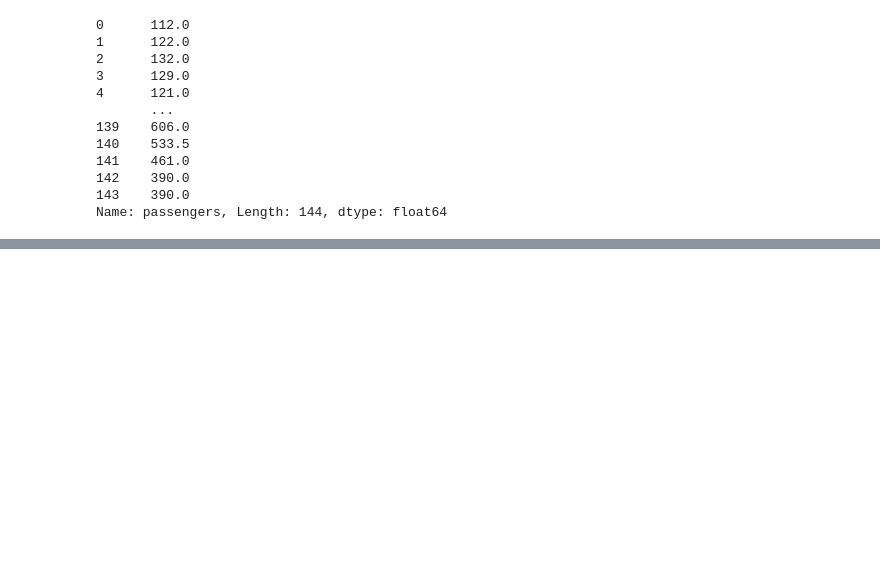
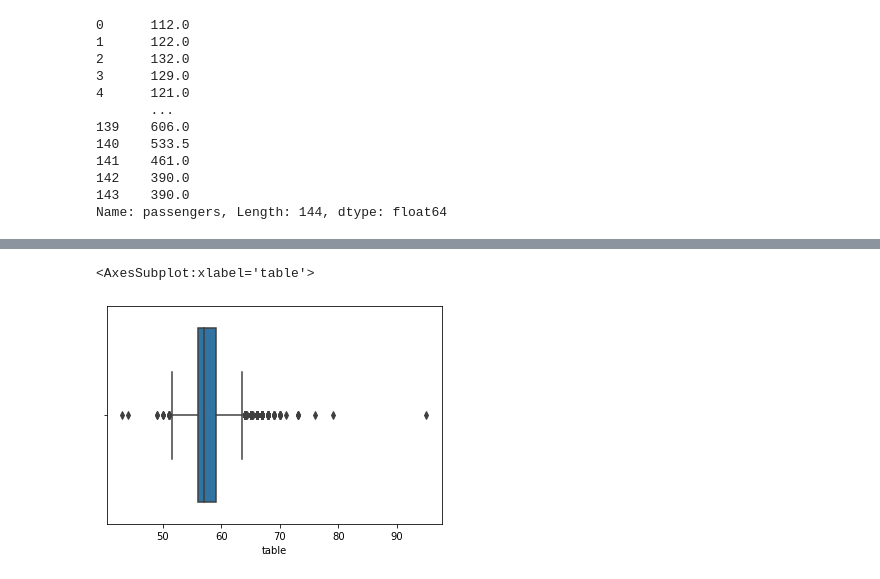
Before and after one commit to MehmetAltinkurt/Data_Science_Study_Notes, a Jupyter notebook: DAwPY_Preclass_Pandas.ipynb, the cells around one changed output, grey strips where cells are left out. Cells and saved outputs as stored; diff of their text form; code cells hidden in the pictures; blank space fills up the shorter version.

```diff
--- a/DAwPY_Preclass_Pandas.ipynb
+++ b/DAwPY_Preclass_Pandas.ipynb
@@ -2706,0 +2713,2 @@ Name: passengers, Length: 144, dtype: float64
+# %%
+df=sns.load_dataset("diamonds")
@@ -2706,0 +2801,5 @@ Name: passengers, Length: 144, dtype: float64
+# %%
+sns.boxplot(x=df.table)
+# %% [output]
+<AxesSubplot:xlabel='table'>
+[figure, added]
```
Also changed, not shown: parts of 11 cells of this notebook.
